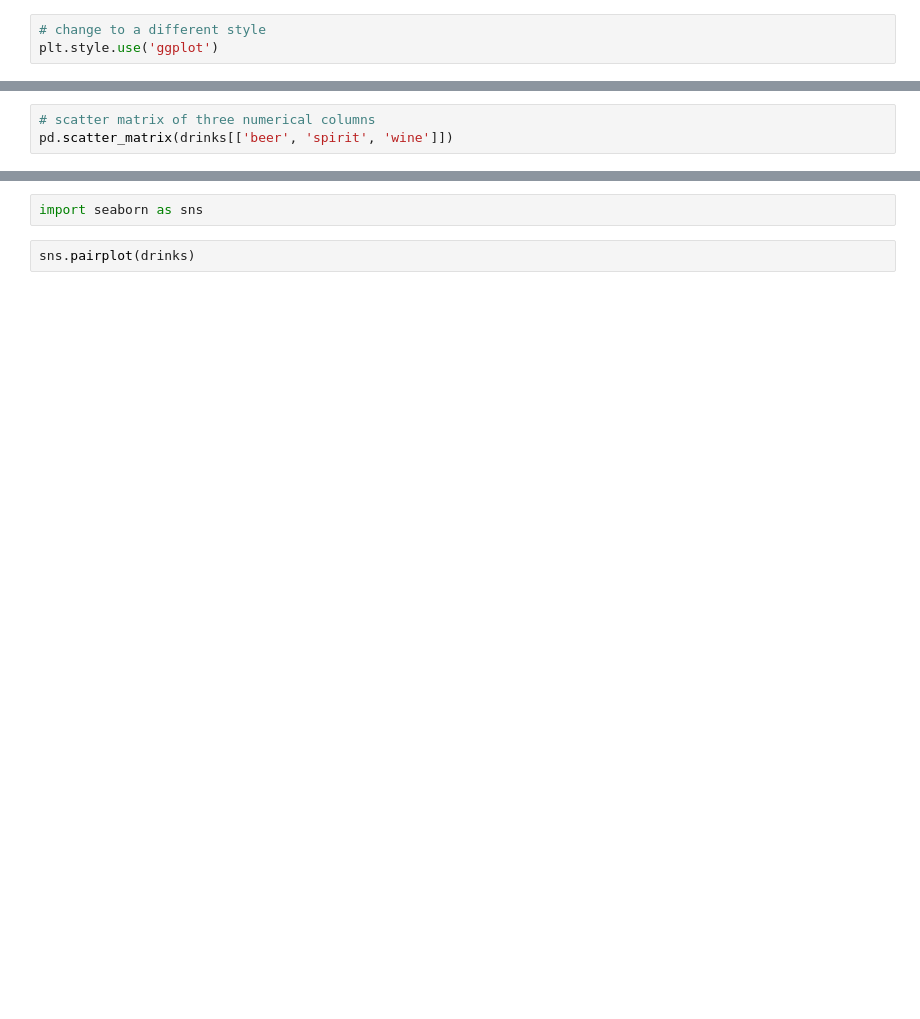
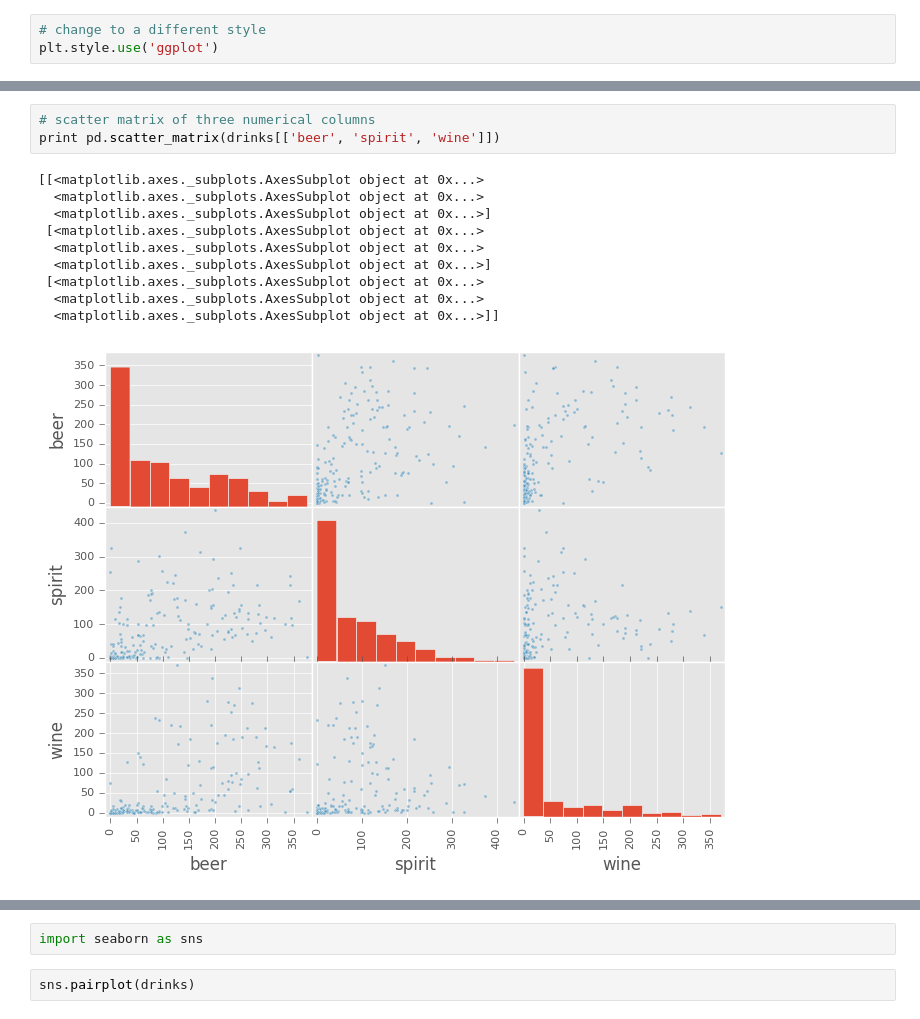
Before and after one commit to matthewbrems/old, a Jupyter notebook: curriculum/02-week/2.13-plotting-with-pandas/code/pandas-plotting.ipynb, the cells around one changed output, grey strips where cells are left out. Drawn from its saved outputs; the diff is of its cells as text; blank space fills up the shorter version.

Commit message:
Updated plotting with our work in class

```diff
--- a/curriculum/02-week/2.13-plotting-with-pandas/code/pandas-plotting.ipynb
+++ b/curriculum/02-week/2.13-plotting-with-pandas/code/pandas-plotting.ipynb
@@ -114,6 +250,17 @@ drinks.plot(kind='scatter', x='beer', y='wine', c='spirit', colormap='Blues')
 # %%
 # scatter matrix of three numerical columns
-pd.scatter_matrix(drinks[['beer', 'spirit', 'wine']])
+print pd.scatter_matrix(drinks[['beer', 'spirit', 'wine']])
+# %% [output]
+[[<matplotlib.axes._subplots.AxesSubplot object at 0x...>
+  <matplotlib.axes._subplots.AxesSubplot object at 0x...>
+  <matplotlib.axes._subplots.AxesSubplot object at 0x...>]
+ [<matplotlib.axes._subplots.AxesSubplot object at 0x...>
+  <matplotlib.axes._subplots.AxesSubplot object at 0x...>
+  <matplotlib.axes._subplots.AxesSubplot object at 0x...>]
+ [<matplotlib.axes._subplots.AxesSubplot object at 0x...>
+  <matplotlib.axes._subplots.AxesSubplot object at 0x...>
+  <matplotlib.axes._subplots.AxesSubplot object at 0x...>]]
+[figure, added]
 # %%
 # increase figure size
 pd.scatter_matrix(drinks[['beer', 'spirit', 'wine']], figsize=(10, 8))
```
Also changed, not shown: parts of 47 cells of this notebook, 1 other file.
